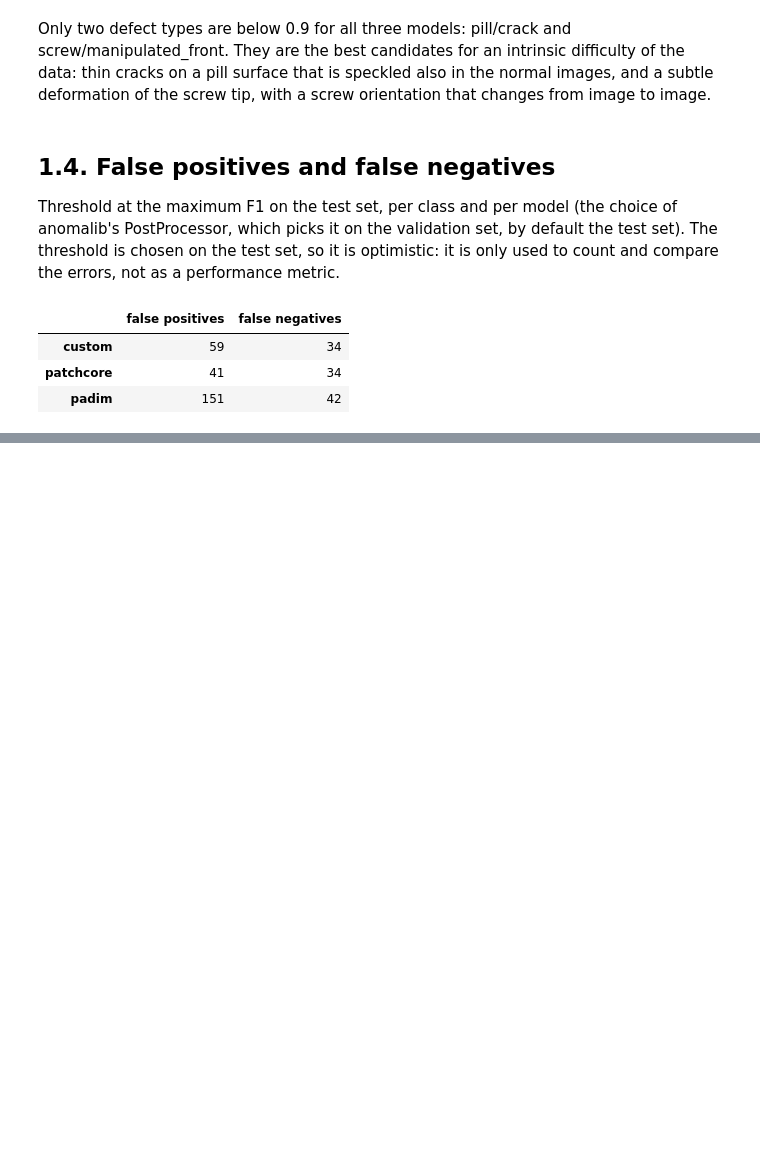
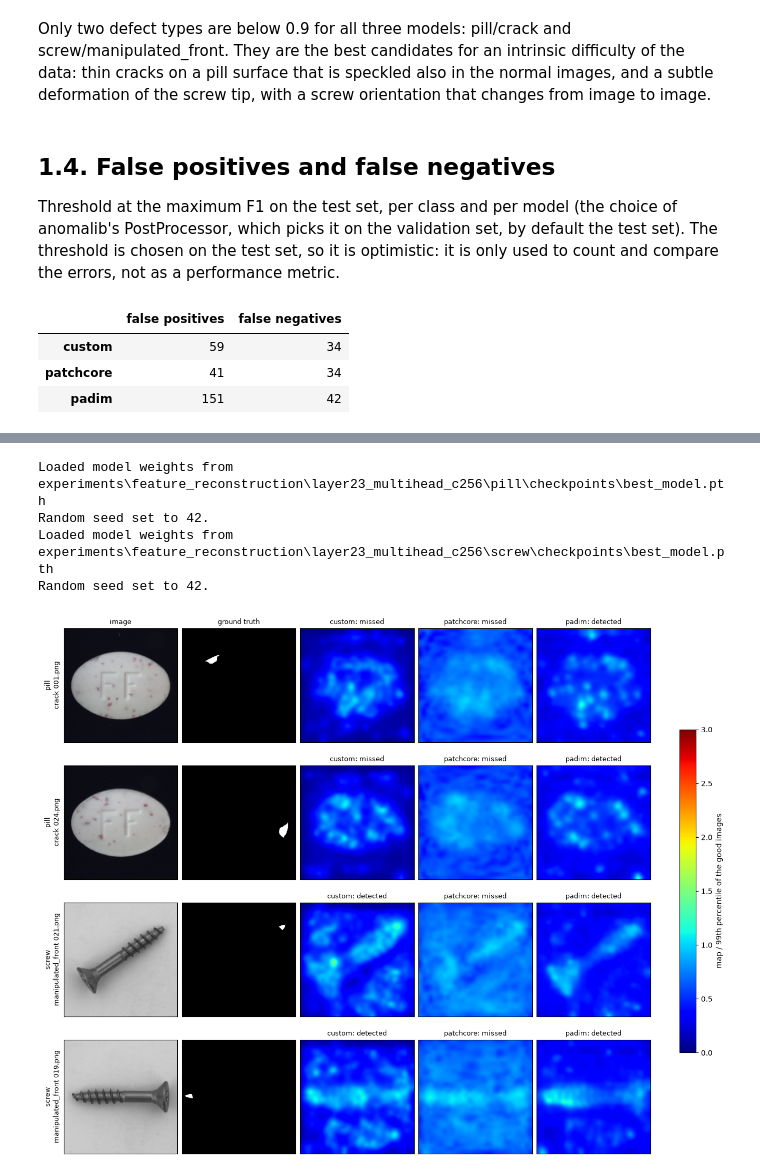
Before and after one commit to damat-fla/unsupervised_industrial_anomaly_detection, a Jupyter notebook: error_analysis.ipynb, the cells around one changed output, grey strips where cells are left out. Drawn from its saved outputs; the diff is of its cells as text; code cells hidden in the pictures; blank space fills up the shorter version.

```diff
--- a/error_analysis.ipynb
+++ b/error_analysis.ipynb
@@ -248,0 +423,13 @@ The custom model misses as many defective images as PatchCore, its extra errors
+# %%
+scores['mean_rank'] = scores.groupby('class')[MODELS].rank(pct=True).mean(axis=1)
+
+selected = []
+for cls, defect_type in [('pill', 'crack'), ('screw', 'manipulated_front')]:
+    selected += pick(scores[(scores['class'] == cls) & (scores.defect_type == defect_type)], 2, 'mean_rank')
+plot_maps(selected, 'intrinsic_difficulty.png')
+# %% [output]
+Loaded model weights from experiments\feature_reconstruction\layer23_multihead_c256\pill\checkpoints\best_model.pth
+Random seed set to 42.
+Loaded model weights from experiments\feature_reconstruction\layer23_multihead_c256\screw\checkpoints\best_model.pth
+Random seed set to 42.
+[figure, added]
```
Also changed, not shown: parts of 21 cells of this notebook.
